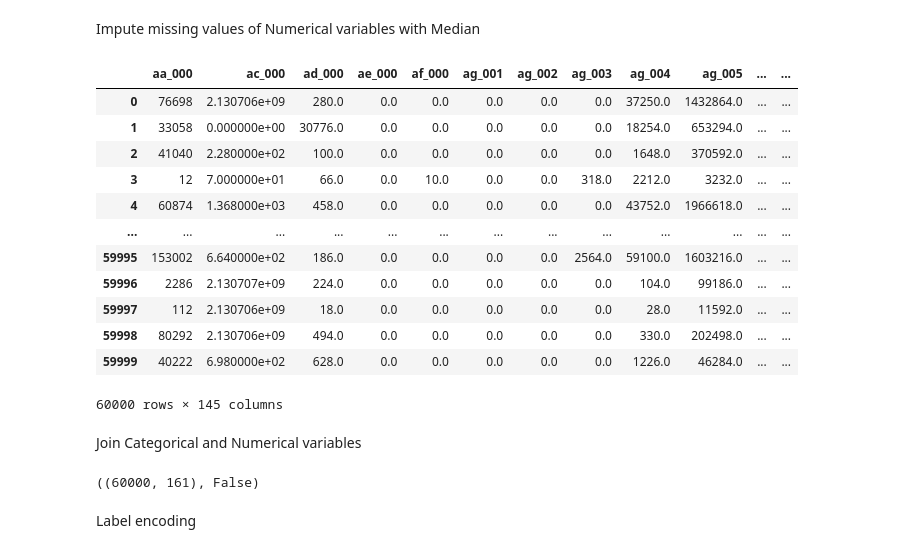
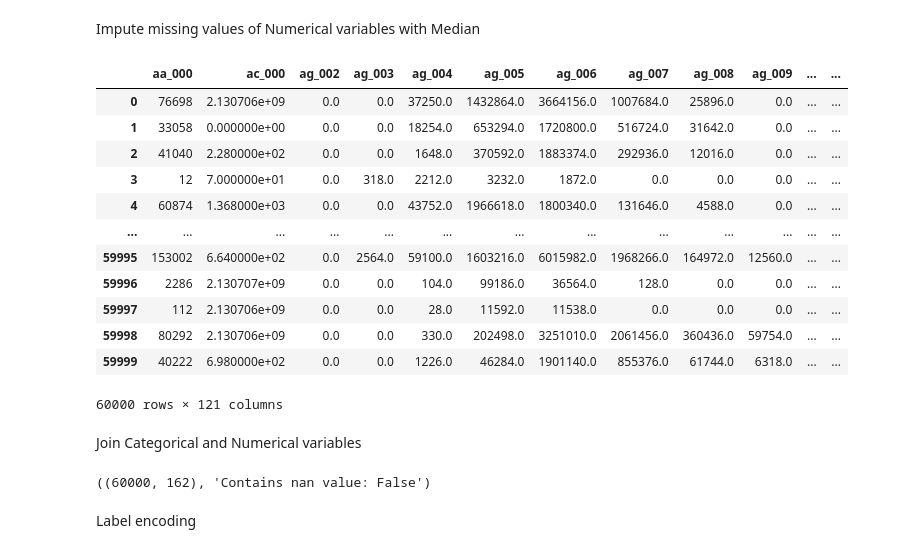
Before and after one commit to medso0018/CovTypeGridSearch, a Jupyter notebook: notebooks/apsFailure.ipynb, the cells around one changed output. Cells and saved outputs as stored; diff of their text form; code cells hidden in the pictures.

```diff
--- a/notebooks/apsFailure.ipynb
+++ b/notebooks/apsFailure.ipynb
@@ -156,16 +158,16 @@ plt.show()
 # %% [markdown]
 Count of columns per dtype
 # %%
-X_train_df = trainset.drop('class', axis=1)
-y_train_df = trainset[['class']]
+X_df = trainset.drop('class', axis=1)
+y_df = trainset[['class']]
 
 int_cols = []
 float_cols = []
 object_cols = []
-for col in tqdm(X_train_df.columns):
+for col in tqdm(X_df.columns):
     try:
-        X_train_df[col] = pd.to_numeric(X_train_df[col])
-        if (X_train_df[col] % 1 > 0).any(): float_cols.append(col)
+        X_df[col] = pd.to_numeric(X_df[col])
+        if (X_df[col] % 1 > 0).any(): float_cols.append(col)
         else: int_cols.append(col)
     except: object_cols.append(col)
 # %%
@@ -181,7 +183,7 @@ Calcuate skew value to decide how impute missing values
 - if skew >= -0.05 and skew <= 0.05: Normal distribution, impute with Mean
 - if skew < -0.05 and skew > 0.05: left/right skewed distribution, impute with Median (for Numerical variables) or Mode (for categorical variables)
 # %%
-sr_skew = X_train_df.skew(axis=0, skipna=True)
+sr_skew = X_df.skew(axis=0, skipna=True)
 df_skew = pd.DataFrame({'skew_value': sr_skew})
 df_skew
 # %% [output]
@@ -220,7 +222,7 @@ X_train_df[normal_dis].describe()
 # %% [markdown]
 This column that has a normal distribution contains one single value. So we will remove it.
 # %%
-X_train_df.drop(normal_dis, axis=1, inplace=True)
+X_df.drop(normal_dis, axis=1, inplace=True)
 # %% [markdown]
 Columns with left/right skewed distribution
 # %%
@@ -233,19 +235,19 @@ Impute missing values of Categorical variables with Mode
 # %%
 CAT_COLUMNS = []
 d = []
-for col in X_train_df.columns:
-    d.append(len(X_train_df[col].unique()))
+for col in X_df.columns:
+    d.append(len(X_df[col].unique()))
 
-df = pd.DataFrame({'col':X_train_df.columns, 'unique_count':d})
+df = pd.DataFrame({'col':X_df.columns, 'unique_count':d})
 
-bench = df['unique_count'].quantile(0.10)
+bench = df['unique_count'].quantile(0.25)
 print(bench)
 
-for col in X_train_df.columns:
-    if len(X_train_df[col].unique()) < bench:
+for col in X_df.columns:
+    if len(X_df[col].unique()) < bench:
         CAT_COLUMNS.append(col)
 
-df_cat = X_train_df[CAT_COLUMNS]
+df_cat = X_df[CAT_COLUMNS]
 df_cat = df_cat.fillna(df_cat.mode().iloc[0])
 df_cat
 # %% [output]
@@ -266,30 +268,30 @@ df_cat
 # %% [markdown]
 Impute missing values of Numerical variables with Median
 # %%
-df_num = X_train_df.drop(CAT_COLUMNS, axis=1)
-df_num = df_num.fillna(df_num.median().iloc[0])
+df_num = X_df.drop(CAT_COLUMNS, axis=1)
+df_num = df_num.fillna(df_num.median())
 df_num
 # %% [output]
-|  | aa_000 | ac_000 | ad_000 | ae_000 | af_000 | ag_001 | ag_002 | ag_003 | ag_004 | ag_005 | ... | ... |
-| 0 | 76698 | 2.130706e+09 | 280.0 | 0.0 | 0.0 | 0.0 | 0.0 | 0.0 | 37250.0 | 1432864.0 | ... | ... |
-| 1 | 33058 | 0.000000e+00 | 30776.0 | 0.0 | 0.0 | 0.0 | 0.0 | 0.0 | 18254.0 | 653294.0 | ... | ... |
-| 2 | 41040 | 2.280000e+02 | 100.0 | 0.0 | 0.0 | 0.0 | 0.0 | 0.0 | 1648.0 | 370592.0 | ... | ... |
-| 3 | 12 | 7.000000e+01 | 66.0 | 0.0 | 10.0 | 0.0 | 0.0 | 318.0 | 2212.0 | 3232.0 | ... | ... |
-| 4 | 60874 | 1.368000e+03 | 458.0 | 0.0 | 0.0 | 0.0 | 0.0 | 0.0 | 43752.0 | 1966618.0 | ... | ... |
+|  | aa_000 | ac_000 | ag_002 | ag_003 | ag_004 | ag_005 | ag_006 | ag_007 | ag_008 | ag_009 | ... | ... |
+| 0 | 76698 | 2.130706e+09 | 0.0 | 0.0 | 37250.0 | 1432864.0 | 3664156.0 | 1007684.0 | 25896.0 | 0.0 | ... | ... |
+| 1 | 33058 | 0.000000e+00 | 0.0 | 0.0 | 18254.0 | 653294.0 | 1720800.0 | 516724.0 | 31642.0 | 0.0 | ... | ... |
+| 2 | 41040 | 2.280000e+02 | 0.0 | 0.0 | 1648.0 | 370592.0 | 1883374.0 | 292936.0 | 12016.0 | 0.0 | ... | ... |
+| 3 | 12 | 7.000000e+01 | 0.0 | 318.0 | 2212.0 | 3232.0 | 1872.0 | 0.0 | 0.0 | 0.0 | ... | ... |
+| 4 | 60874 | 1.368000e+03 | 0.0 | 0.0 | 43752.0 | 1966618.0 | 1800340.0 | 131646.0 | 4588.0 | 0.0 | ... | ... |
 | ... | ... | ... | ... | ... | ... | ... | ... | ... | ... | ... | ... | ... |
-| 59995 | 153002 | 6.640000e+02 | 186.0 | 0.0 | 0.0 | 0.0 | 0.0 | 2564.0 | 59100.0 | 1603216.0 | ... | ... |
-| 59996 | 2286 | 2.130707e+09 | 224.0 | 0.0 | 0.0 | 0.0 | 0.0 | 0.0 | 104.0 | 99186.0 | ... | ... |
-| 59997 | 112 | 2.130706e+09 | 18.0 | 0.0 | 0.0 | 0.0 | 0.0 | 0.0 | 28.0 | 11592.0 | ... | ... |
-| 59998 | 80292 | 2.130706e+09 | 494.0 | 0.0 | 0.0 | 0.0 | 0.0 | 0.0 | 330.0 | 202498.0 | ... | ... |
-| 59999 | 40222 | 6.980000e+02 | 628.0 | 0.0 | 0.0 | 0.0 | 0.0 | 0.0 | 1226.0 | 46284.0 | ... | ... |
+| 59995 | 153002 | 6.640000e+02 | 0.0 | 2564.0 | 59100.0 | 1603216.0 | 6015982.0 | 1968266.0 | 164972.0 | 12560.0 | ... | ... |
+| 59996 | 2286 | 2.130707e+09 | 0.0 | 0.0 | 104.0 | 99186.0 | 36564.0 | 128.0 | 0.0 | 0.0 | ... | ... |
+| 59997 | 112 | 2.130706e+09 | 0.0 | 0.0 | 28.0 | 11592.0 | 11538.0 | 0.0 | 0.0 | 0.0 | ... | ... |
+| 59998 | 80292 | 2.130706e+09 | 0.0 | 0.0 | 330.0 | 202498.0 | 3251010.0 | 2061456.0 | 360436.0 | 59754.0 | ... | ... |
+| 59999 | 40222 | 6.980000e+02 | 0.0 | 0.0 | 1226.0 | 46284.0 | 1901140.0 | 855376.0 | 61744.0 | 6318.0 | ... | ... |
-60000 rows × 145 columns
+60000 rows × 121 columns
 # %% [markdown]
 Join Categorical and Numerical variables
-# %%
-X_train_filled = pd.concat([df_num, df_cat], axis=1)
-X_train_filled.shape, X_train_filled.isna().any().any()
-# %% [output]
-((60000, 161), False)
+# %%
+X = df_num.join(df_cat)
+X.shape, f'Contains nan value: {X.isna().any().any()}'
+# %% [output]
+((60000, 162), 'Contains nan value: False')
 # %% [markdown]
 Label encoding
 # %%
```
Also changed, not shown: parts of 59 cells of this notebook.
